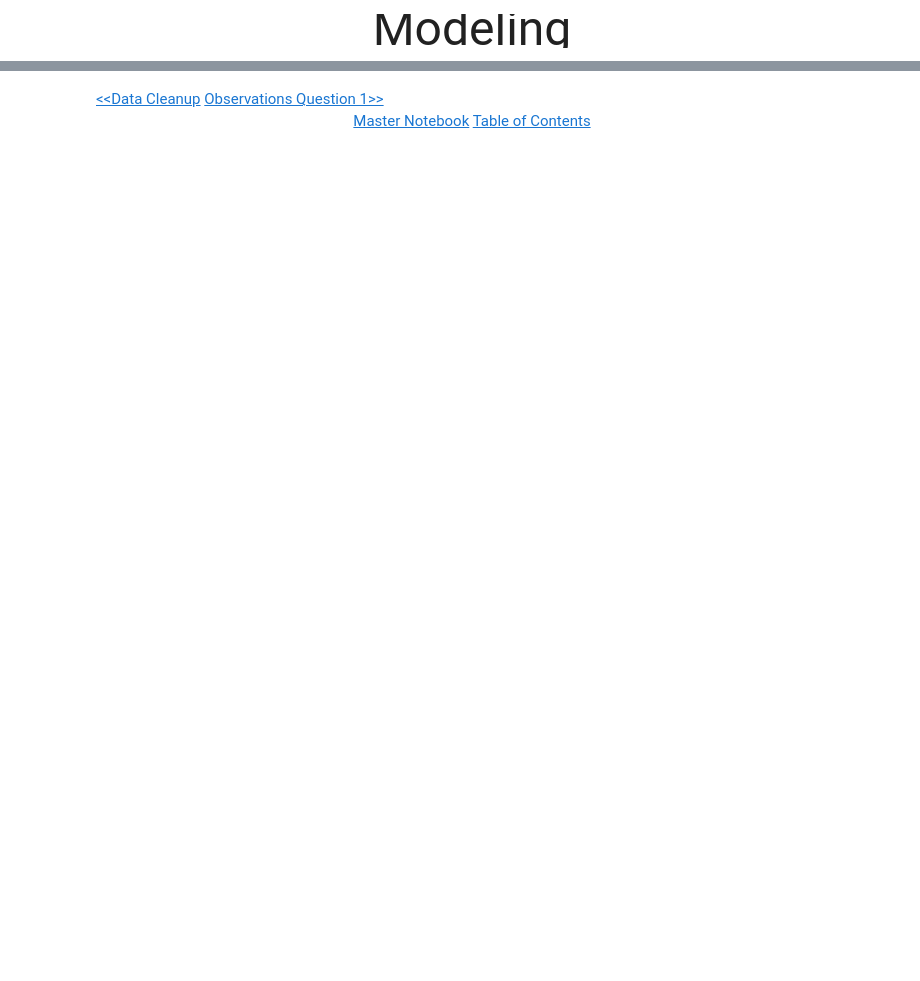
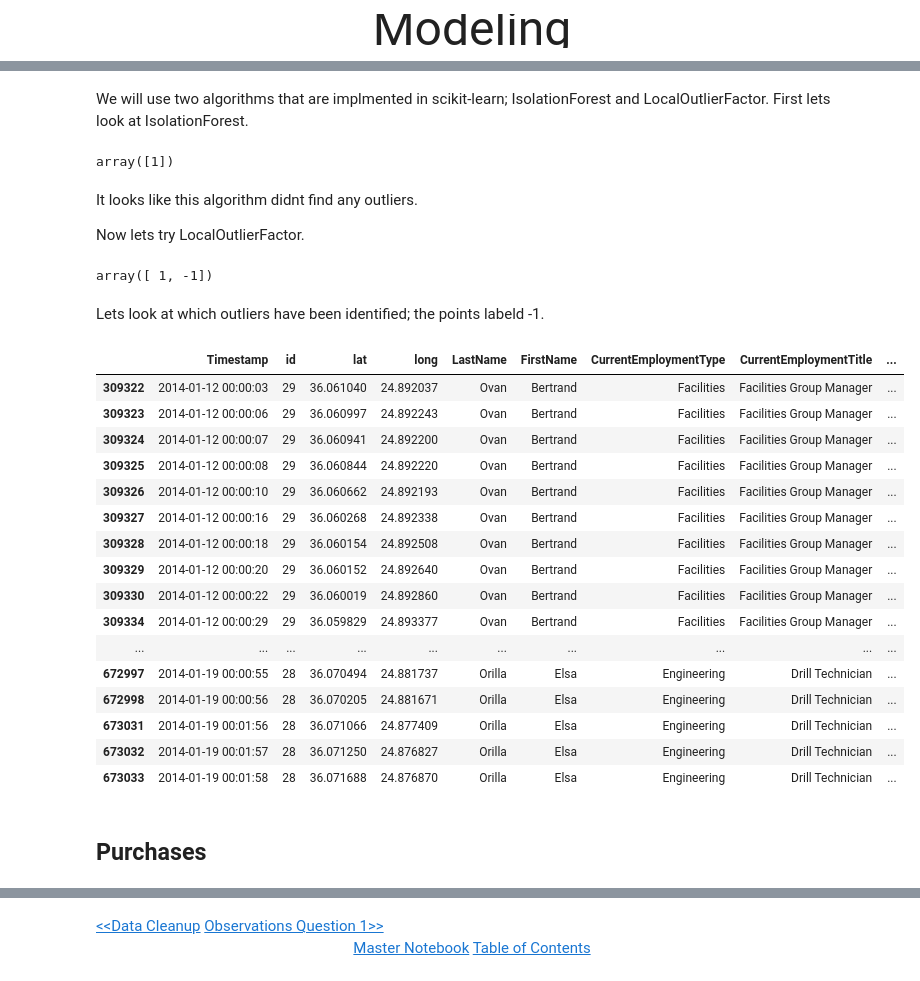
Before and after one commit to cvorsanger/COMP4448Final, a Jupyter notebook: notebooks/Modeling.ipynb, the cells around one changed output, grey strips where cells are left out. Cells and saved outputs as stored; diff of their text form; code cells hidden in the pictures; blank space fills up the shorter version.

Commit message:
ML notebook cleaning

```diff
--- a/notebooks/Modeling.ipynb
+++ b/notebooks/Modeling.ipynb
@@ -11,0 +22,7 @@ locations.head()
+# %%
+# Location
+locations1 = pd.read_csv('../CheckPoints/Locations1_Clean.csv', parse_dates=['Timestamp'], index_col=0)
+locations2 = pd.read_csv('../CheckPoints/Locations2_Clean.csv', parse_dates=['Timestamp'], index_col=0)
+locations = pd.concat([locations1, locations2])
+# Purchase Data
+buys = pd.read_csv('../CheckPoints/Buys_Clean.csv', parse_dates=['timestamp'], index_col=0)
@@ -12,15 +35,8 @@ locations.head()
 # %%
-preprocessor = ColumnTransformer(
+locPreprocessor = ColumnTransformer(
     [
-        ( 'dropper', 'drop', ['Timestamp'] ),
+        ( 'dropper', 'drop', ['Timestamp', 'id'] ),
         ('encoder', OneHotEncoder(), ['LastName', 'FirstName', 'CurrentEmploymentType', 'CurrentEmploymentTitle'])
     ],
     remainder='passthrough'
 )
-
-pipe = Pipeline(
-    [
-        ('preprocessor', preprocessor),
-        ('model', IsolationForest())
-    ]
-)
@@ -42,0 +43,57 @@ buys.head()
+# %% [markdown]
+We will use two algorithms that are implmented in scikit-learn; IsolationForest and LocalOutlierFactor. First lets look at IsolationForest.
+# %%
+# Model Pipeline
+locIso = Pipeline(
+    [
+        ('preprocessor', locPreprocessor),
+        ('model', IsolationForest())
+    ]
+)
+# Get Predictions
+predslocIso = locIso.fit_predict(locations)
+pd.DataFrame(predslocIso)[0].unique()
+# %% [output]
+array([1])
+# %% [markdown]
+It looks like this algorithm didnt find any outliers.
+
+Now lets try LocalOutlierFactor.
+# %%
+# Model Pipeline
+locLocalpipe = Pipeline(
+    [
+        ('preprocessor', locPreprocessor),
+        ('model', LocalOutlierFactor(n_jobs = -1))
+    ]
+)
+# Get Predictions
+predsLocLocal = locLocalpipe.fit_predict(locations)
+pd.DataFrame(predsLocLocal)[0].unique()
+# %% [output]
+array([ 1, -1])
+# %% [markdown]
+Lets look at which outliers have been identified; the points labeld -1.
+# %%
+predsLocLocalClean = [ True if x == -1 else False for x in predsLocLocal]
+locations[predsLocLocalClean]
+# %% [output]
+|  | Timestamp | id | lat | long | LastName | FirstName | CurrentEmploymentType | CurrentEmploymentTitle | ... |
+| 309322 | 2014-01-12 00:00:03 | 29 | 36.061040 | 24.892037 | Ovan | Bertrand | Facilities | Facilities Group Manager | ... |
+| 309323 | 2014-01-12 00:00:06 | 29 | 36.060997 | 24.892243 | Ovan | Bertrand | Facilities | Facilities Group Manager | ... |
+| 309324 | 2014-01-12 00:00:07 | 29 | 36.060941 | 24.892200 | Ovan | Bertrand | Facilities | Facilities Group Manager | ... |
+| 309325 | 2014-01-12 00:00:08 | 29 | 36.060844 | 24.892220 | Ovan | Bertrand | Facilities | Facilities Group Manager | ... |
+| 309326 | 2014-01-12 00:00:10 | 29 | 36.060662 | 24.892193 | Ovan | Bertrand | Facilities | Facilities Group Manager | ... |
+| 309327 | 2014-01-12 00:00:16 | 29 | 36.060268 | 24.892338 | Ovan | Bertrand | Facilities | Facilities Group Manager | ... |
+| 309328 | 2014-01-12 00:00:18 | 29 | 36.060154 | 24.892508 | Ovan | Bertrand | Facilities | Facilities Group Manager | ... |
+| 309329 | 2014-01-12 00:00:20 | 29 | 36.060152 | 24.892640 | Ovan | Bertrand | Facilities | Facilities Group Manager | ... |
+| 309330 | 2014-01-12 00:00:22 | 29 | 36.060019 | 24.892860 | Ovan | Bertrand | Facilities | Facilities Group Manager | ... |
+| 309334 | 2014-01-12 00:00:29 | 29 | 36.059829 | 24.893377 | Ovan | Bertrand | Facilities | Facilities Group Manager | ... |
+| ... | ... | ... | ... | ... | ... | ... | ... | ... | ... |
+| 672997 | 2014-01-19 00:00:55 | 28 | 36.070494 | 24.881737 | Orilla | Elsa | Engineering | Drill Technician | ... |
+| 672998 | 2014-01-19 00:00:56 | 28 | 36.070205 | 24.881671 | Orilla | Elsa | Engineering | Drill Technician | ... |
+| 673031 | 2014-01-19 00:01:56 | 28 | 36.071066 | 24.877409 | Orilla | Elsa | Engineering | Drill Technician | ... |
+| 673032 | 2014-01-19 00:01:57 | 28 | 36.071250 | 24.876827 | Orilla | Elsa | Engineering | Drill Technician | ... |
+| 673033 | 2014-01-19 00:01:58 | 28 | 36.071688 | 24.876870 | Orilla | Elsa | Engineering | Drill Technician | ... |
+# %% [markdown]
+## Purchases
```
Also changed, not shown: parts of 22 cells of this notebook, 4 other files.
